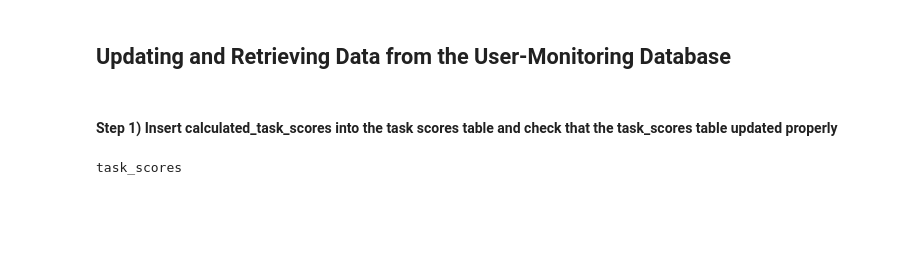
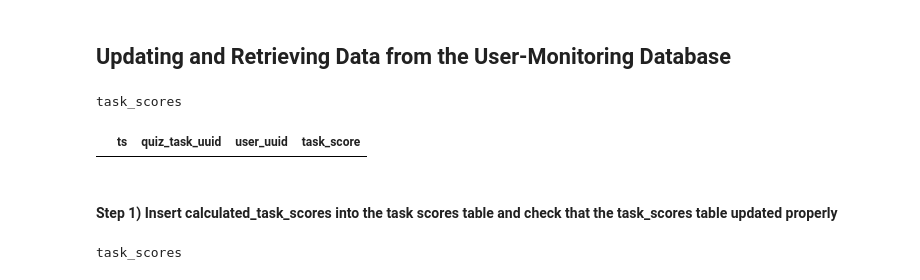
Before and after one commit to ethanpang5/user-monitoring, a Jupyter notebook: ucs-update-algorithm/pipeline.ipynb, the cells around one changed output. Saved outputs shown, nothing was run; the diff lists cells and outputs as text; code cells hidden in the pictures; blank space fills up the shorter version.

```diff
--- a/ucs-update-algorithm/pipeline.ipynb
+++ b/ucs-update-algorithm/pipeline.ipynb
@@ -586,3 +622,8 @@ def ucs_update_score(user_id):
+# %%
+remake_table('task_scores')
+# %% [output]
+task_scores
+|  | ts | quiz_task_uuid | user_uuid | task_score |
 # %% [markdown]
 #### Step 1) Insert calculated_task_scores into the task scores table and check that the task_scores table updated properly
 # %%
```
Also changed, not shown: parts of 17 cells of this notebook, 1 other file.
